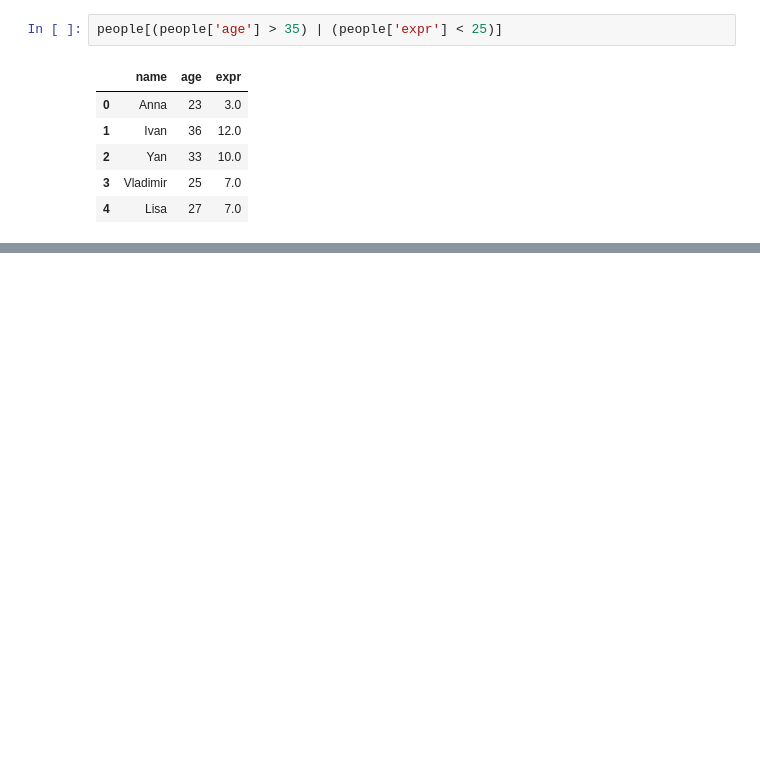
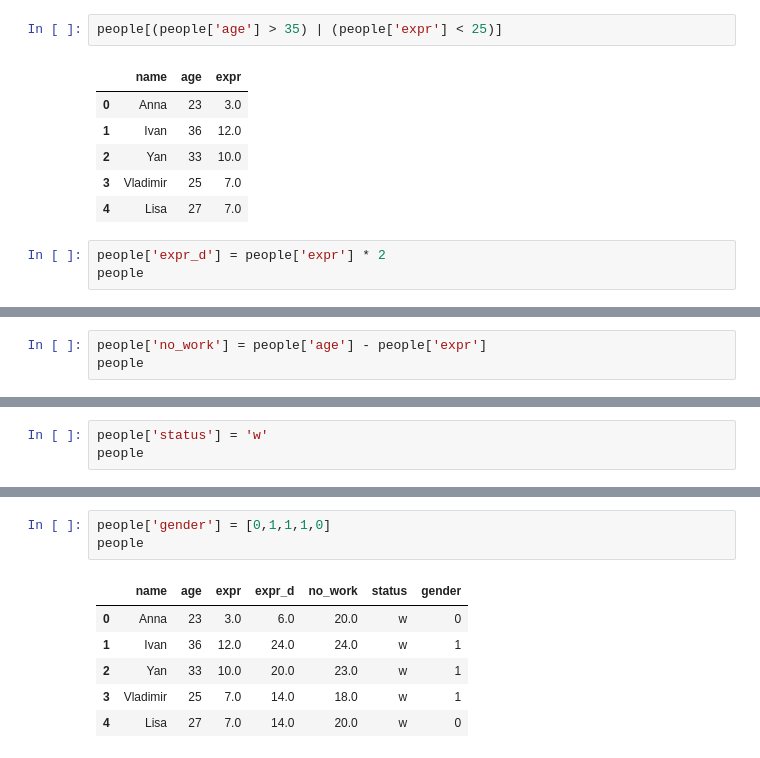
Before and after one commit to ArmanVasilovich/python_spbu, a Jupyter notebook: October-28/October-28-Pandas.ipynb, the cells around one changed output, grey strips where cells are left out. Saved outputs shown, nothing was run; the diff lists cells and outputs as text; blank space fills up the shorter version.

```diff
--- a/October-28/October-28-Pandas.ipynb
+++ b/October-28/October-28-Pandas.ipynb
@@ -297,3 +297,6 @@ people[(people['age'] > 35) | (people['expr'] < 25)]
 | 2 | Yan | 33 | 10.0 |
 | 3 | Vladimir | 25 | 7.0 |
 | 4 | Lisa | 27 | 7.0 |
+# %%
+people['expr_d'] = people['expr'] * 2
+people
@@ -299,0 +310,3 @@ people[(people['age'] > 35) | (people['expr'] < 25)]
+# %%
+people['no_work'] = people['age'] - people['expr']
+people
@@ -299,0 +320,3 @@ people[(people['age'] > 35) | (people['expr'] < 25)]
+# %%
+people['status'] = 'w'
+people
@@ -299,0 +330,10 @@ people[(people['age'] > 35) | (people['expr'] < 25)]
+# %%
+people['gender'] = [0,1,1,1,0]
+people
+# %% [output]
+|  | name | age | expr | expr_d | no_work | status | gender |
+| 0 | Anna | 23 | 3.0 | 6.0 | 20.0 | w | 0 |
+| 1 | Ivan | 36 | 12.0 | 24.0 | 24.0 | w | 1 |
+| 2 | Yan | 33 | 10.0 | 20.0 | 23.0 | w | 1 |
+| 3 | Vladimir | 25 | 7.0 | 14.0 | 18.0 | w | 1 |
+| 4 | Lisa | 27 | 7.0 | 14.0 | 20.0 | w | 0 |
```
Also changed, not shown: parts of 4 cells of this notebook.
